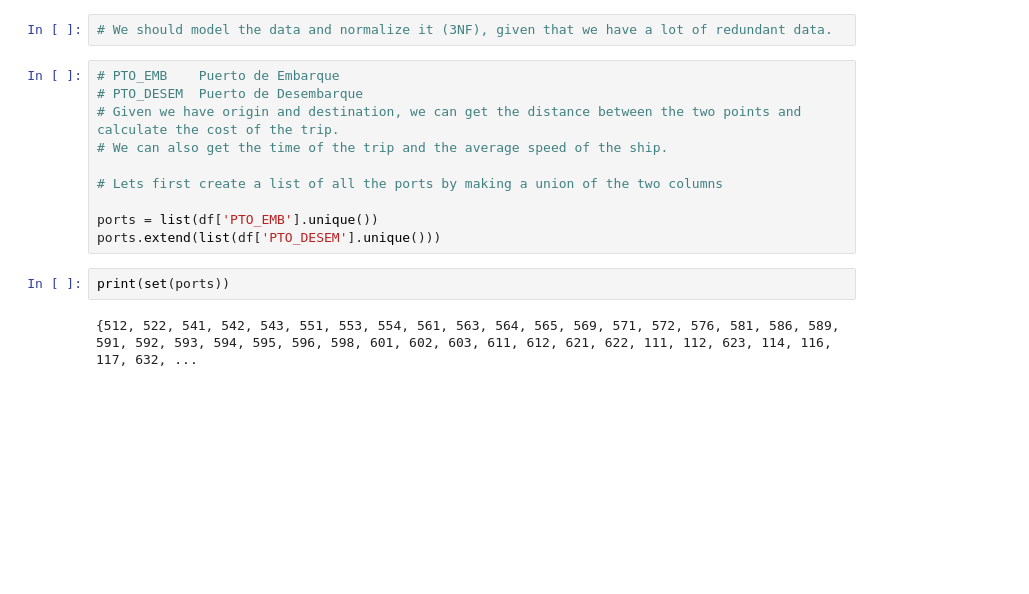
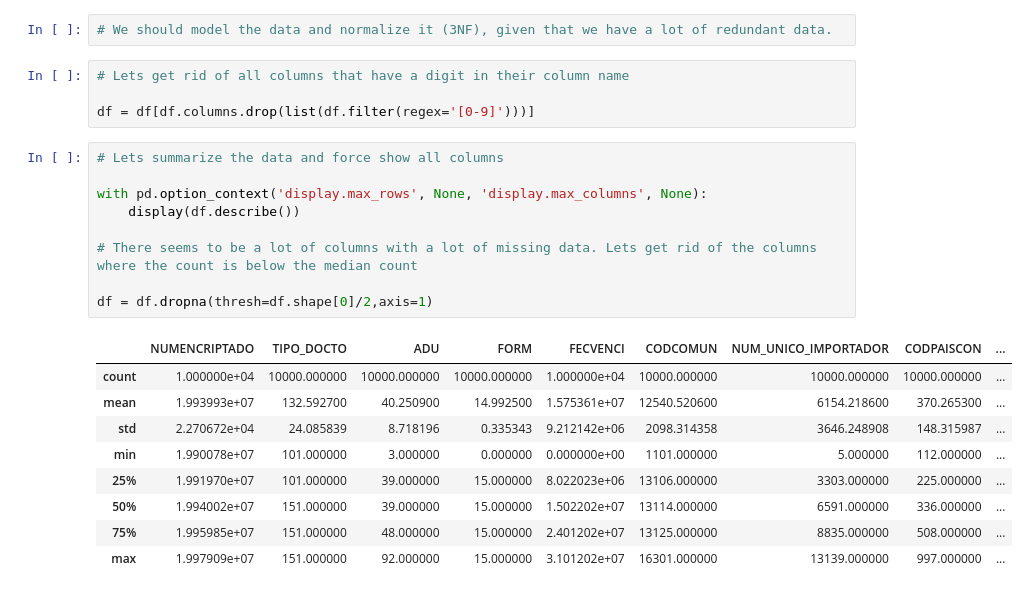
Before and after one commit to nkriman/CS6040-extracredit, a Jupyter notebook: extracredit notebook.ipynb, the cells around one changed output. Drawn from its saved outputs; the diff is of its cells as text; blank space fills up the shorter version.

```diff
--- a/extracredit notebook.ipynb
+++ b/extracredit notebook.ipynb
@@ -19,17 +19,26 @@ df
 10000 rows × 178 columns
 # %%
 # We should model the data and normalize it (3NF), given that we have a lot of redundant data.
-# %%
-# PTO_EMB	 Puerto de Embarque
-# PTO_DESEM	 Puerto de Desembarque
-# Given we have origin and destination, we can get the distance between the two points and calculate the cost of the trip.
-# We can also get the time of the trip and the average speed of the ship.
-
-# Lets first create a list of all the ports by making a union of the two columns
-
-ports = list(df['PTO_EMB'].unique())
-ports.extend(list(df['PTO_DESEM'].unique()))
-# %%
-print(set(ports))
-# %% [output]
-{512, 522, 541, 542, 543, 551, 553, 554, 561, 563, 564, 565, 569, 571, 572, 576, 581, 586, 589, 591, 592, 593, 594, 595, 596, 598, 601, 602, 603, 611, 612, 621, 622, 111, 112, 623, 114, 116, 117, 632, ...
+# %%
+# Lets get rid of all columns that have a digit in their column name
+
+df = df[df.columns.drop(list(df.filter(regex='[0-9]')))]
+# %%
+# Lets summarize the data and force show all columns
+
+with pd.option_context('display.max_rows', None, 'display.max_columns', None):
+    display(df.describe())
+
+# There seems to be a lot of columns with a lot of missing data. Lets get rid of the columns where the count is below the median count
+
+df = df.dropna(thresh=df.shape[0]/2,axis=1)
+# %% [output]
+|  | NUMENCRIPTADO | TIPO_DOCTO | ADU | FORM | FECVENCI | CODCOMUN | NUM_UNICO_IMPORTADOR | CODPAISCON | ... |
+| count | 1.000000e+04 | 10000.000000 | 10000.000000 | 10000.000000 | 1.000000e+04 | 10000.000000 | 10000.000000 | 10000.000000 | ... |
+| mean | 1.993993e+07 | 132.592700 | 40.250900 | 14.992500 | 1.575361e+07 | 12540.520600 | 6154.218600 | 370.265300 | ... |
+| std | 2.270672e+04 | 24.085839 | 8.718196 | 0.335343 | 9.212142e+06 | 2098.314358 | 3646.248908 | 148.315987 | ... |
+| min | 1.990078e+07 | 101.000000 | 3.000000 | 0.000000 | 0.000000e+00 | 1101.000000 | 5.000000 | 112.000000 | ... |
+| 25% | 1.991970e+07 | 101.000000 | 39.000000 | 15.000000 | 8.022023e+06 | 13106.000000 | 3303.000000 | 225.000000 | ... |
+| 50% | 1.994002e+07 | 151.000000 | 39.000000 | 15.000000 | 1.502202e+07 | 13114.000000 | 6591.000000 | 336.000000 | ... |
+| 75% | 1.995985e+07 | 151.000000 | 48.000000 | 15.000000 | 2.401202e+07 | 13125.000000 | 8835.000000 | 508.000000 | ... |
+| max | 1.997909e+07 | 151.000000 | 92.000000 | 15.000000 | 3.101202e+07 | 16301.000000 | 13139.000000 | 997.000000 | ... |
```
